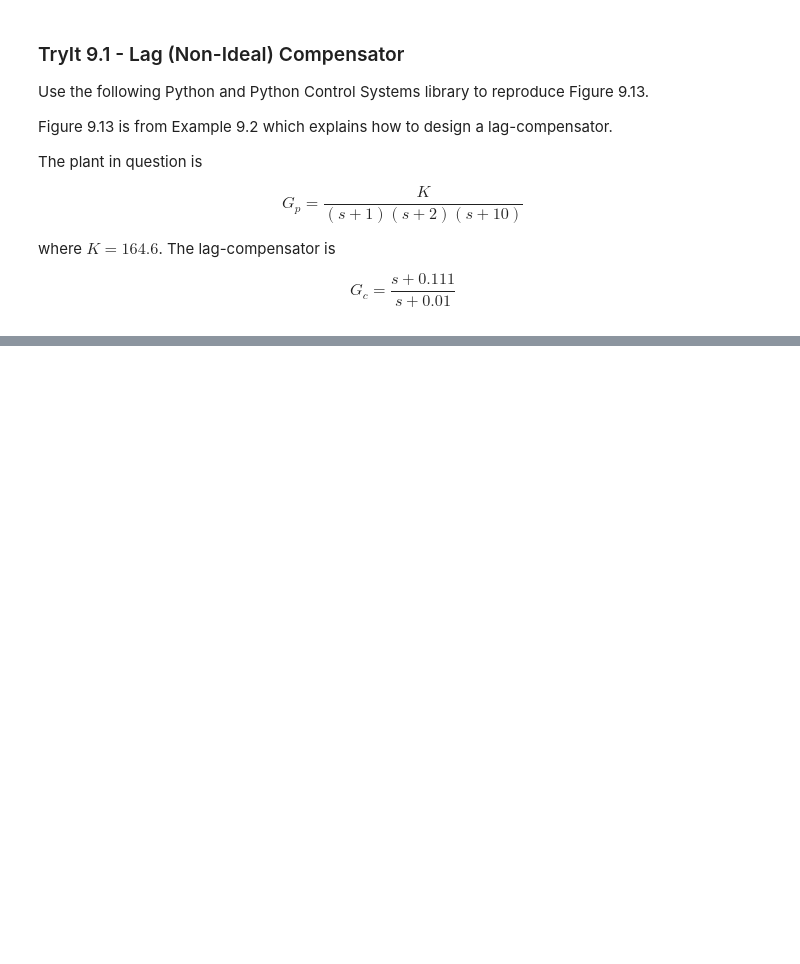
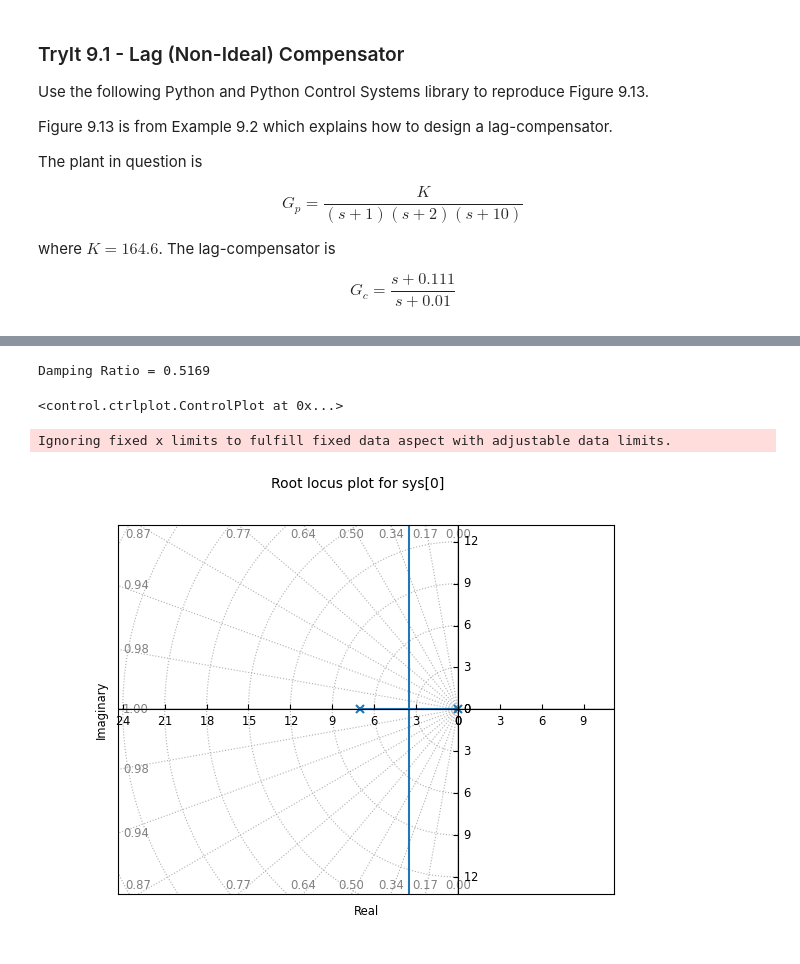
Before and after one commit to robertneville777/control_systems_engineering_nise, a Jupyter notebook: ch9_misc_exercises.ipynb, the cells around one changed output, grey strips where cells are left out. Cells and saved outputs as stored; diff of their text form; code cells hidden in the pictures; blank space fills up the shorter version.

```diff
--- a/ch9_misc_exercises.ipynb
+++ b/ch9_misc_exercises.ipynb
@@ -51,0 +70,21 @@ Text(0.5, 1.0, 'Uncompensated Vs Lag-Compensated Step Response')
+# %%
+import numpy as np
+
+os = 15 # Percent given as whole number
+damp_rat = -np.log(os/100)/np.sqrt(np.pi**2+(np.log(os/100)**2))
+print('Damping Ratio = %.4f' % damp_rat) # "damp rat" heh
+# %% [output]
+Damping Ratio = 0.5169
+# %%
+%matplotlib ipympl
+import numpy as np
+import control as ct
+
+numg = [1]
+deng = np.poly([0,-7])
+G = ct.tf(numg, deng)
+ct.rlocus(G)
+# %% [output]
+<control.ctrlplot.ControlPlot at 0x...>
+Ignoring fixed x limits to fulfill fixed data aspect with adjustable data limits.
+[figure, added]
```
Also changed, not shown: parts of 8 cells of this notebook.
